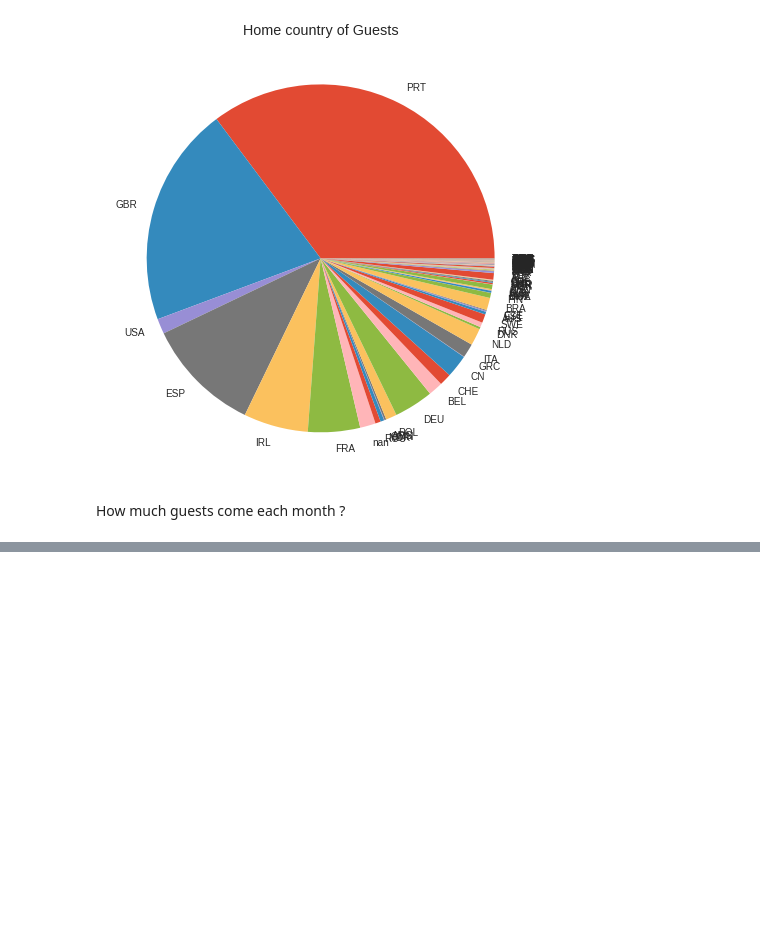
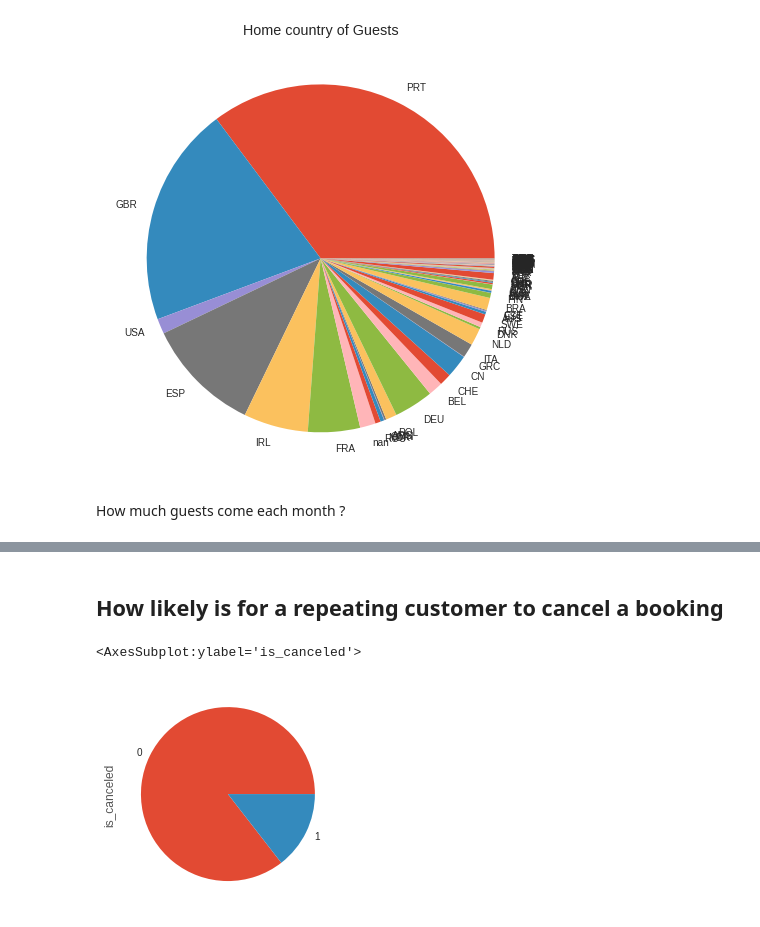
Before and after one commit to aenoboa1/Project_MlZoomcamp, a Jupyter notebook: notebook.ipynb, the cells around one changed output, grey strips where cells are left out. Saved outputs shown, nothing was run; the diff lists cells and outputs as text; code cells hidden in the pictures; blank space fills up the shorter version.

```diff
--- a/notebook.ipynb
+++ b/notebook.ipynb
@@ -261,0 +264,9 @@ df_resort.arrival_date_month.value_counts().sort_values().plot.barh()
+# %% [markdown]
+## How likely is for a repeating customer to cancel a booking
+# %%
+df_repeating = df.loc[df.is_repeated_guest == 1]
+# %%
+df_repeating.is_canceled.value_counts().plot(kind='pie')
+# %% [output]
+<AxesSubplot:ylabel='is_canceled'>
+[figure, added]
```
Also changed, not shown: parts of 6 cells of this notebook.
